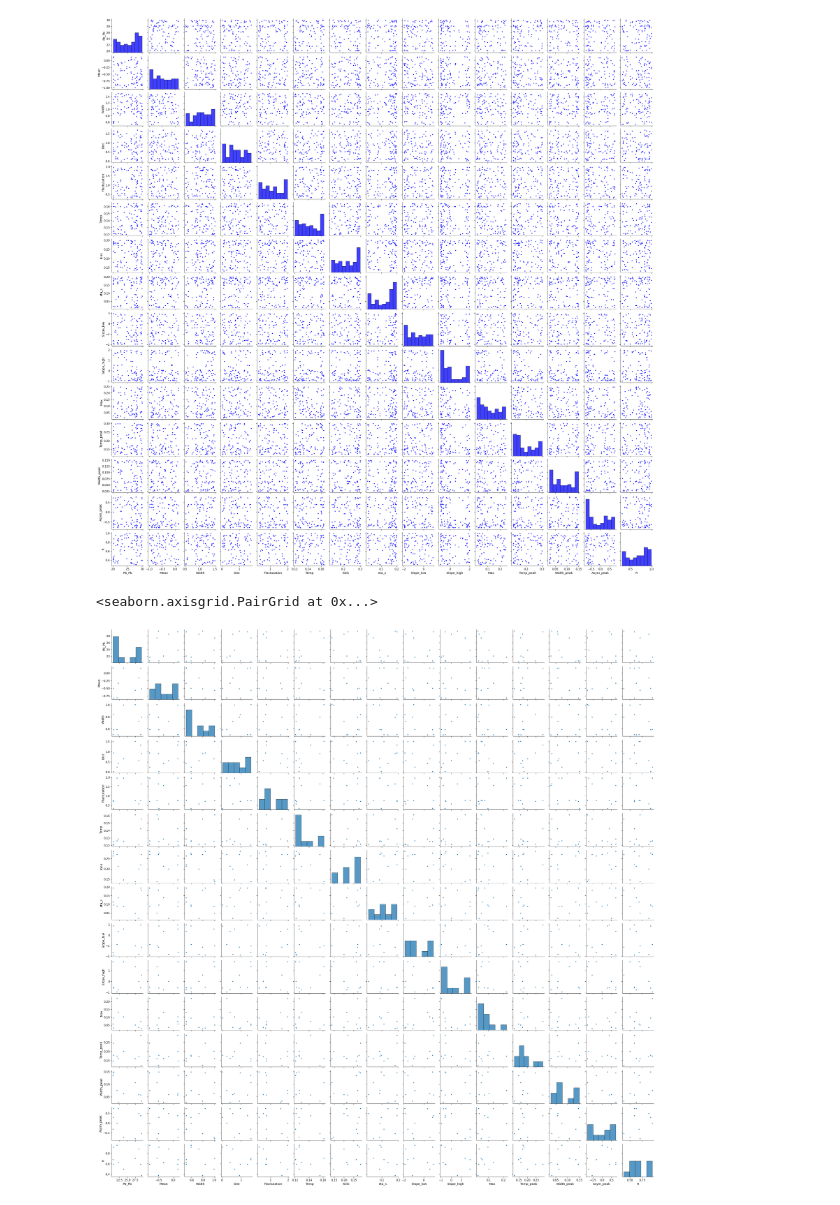
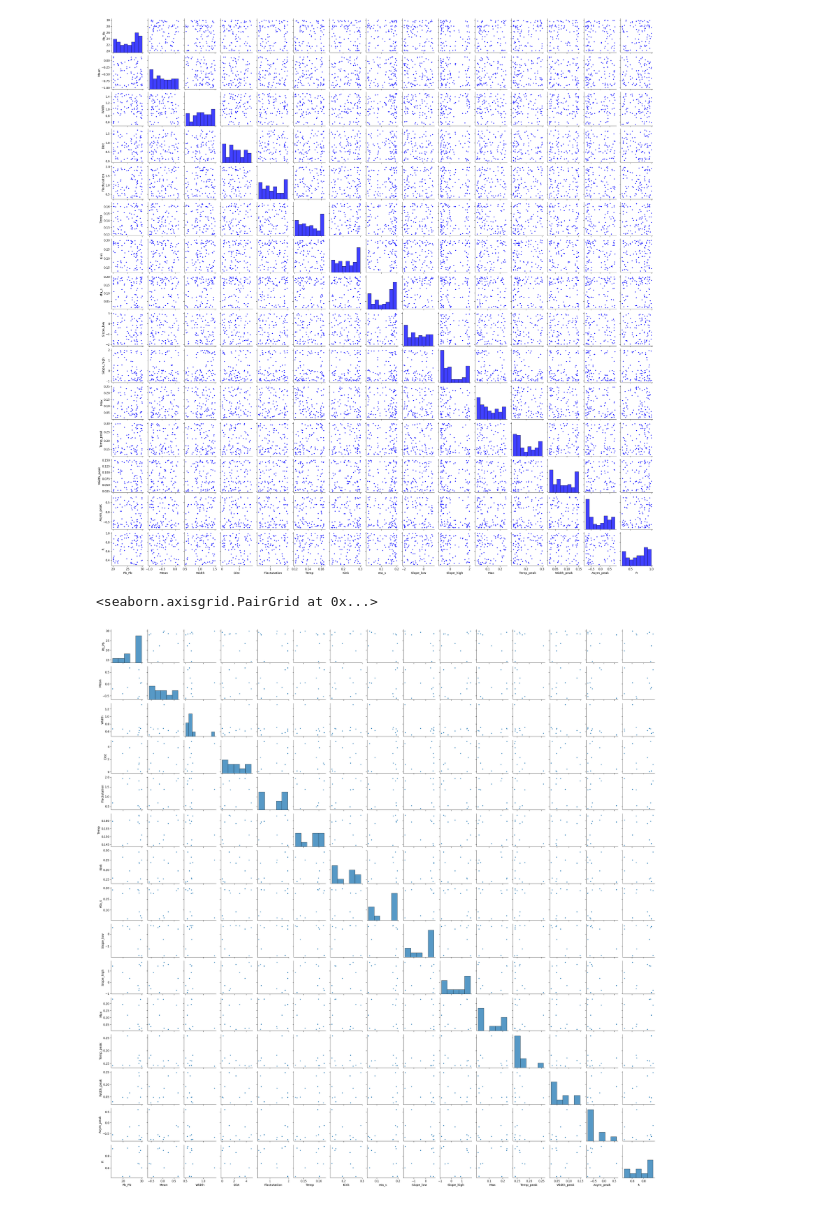
Before and after one commit to danOSU/observables, a Jupyter notebook: vah_design/emulation/Exploration.ipynb, the cells around one changed output. Saved outputs shown, nothing was run; the diff lists cells and outputs as text; code cells hidden in the pictures.

Commit message:
now includes first batch of high accuracy simulations

```diff
--- a/vah_design/emulation/Exploration.ipynb
+++ b/vah_design/emulation/Exploration.ipynb
@@ -56,6 +56,13 @@ sim_d90_e800_train_b2 = simulation(f'../simulation_data/{name}',
                                    '../simulation_data/'+'sd'+name.split('mean')[-1],
                          f'../design_data/{maps_sim_design[name]}',
                         f'../simulation_data/nevents_design/{name}_neve.txt')
+#################
+# High accuracy runs
+name = 'mean_for_75_batch0_design_1600_events_design'
+sim_d75_e1600_train_b1 = simulation(f'../simulation_data/{name}',
+                                   '../simulation_data/'+'sd'+name.split('mean')[-1],
+                         f'../design_data/{maps_sim_design[name]}',
+                        f'../simulation_data/nevents_design/{name}_neve.txt')
 # %%
 def get_label(file_name):
     words = file_name.split('_')
@@ -68,8 +75,8 @@ def get_label(file_name):
     else:
         return f'd={designs},e={events} to {purpose}'
 # %%
-df_list=[sim_d300_e200_train,sim_d90_e800_test,sim_d90_e800_train_b1,sim_d90_e800_train_b2]
-df_list_name=['sim_d300_e200_train','sim_d90_e800_test','sim_d90_e800_train_b1','sim_d90_e800_train_b2']
+df_list=[sim_d300_e200_train,sim_d90_e800_test,sim_d90_e800_train_b1,sim_d90_e800_train_b2, sim_d75_e1600_train_b1]
+df_list_name=['sim_d300_e200_train','sim_d90_e800_test','sim_d90_e800_train_b1','sim_d90_e800_train_b2','sim_d75_e1600_train_b1' ]
 N = len(df_list)
 # %%
 sns.set_context('paper', font_scale=1.5)
@@ -94,14 +101,14 @@ for i,fi in enumerate(compare):
 [figure]
 # %%
 # Let's try to see if there is a clear pattern for failing designs.
-i=2
+i=-1
 df_combined = pd.concat([df_list[i].design, df_list[i].events], axis=1)
 df_combined = df_combined[df_combined['nevents']<max(df_combined.nevents)*0.8]
 sns.pairplot(df_combined.drop(['design','nevents'], axis=1), diag_kind='hist')
 #bins = [0, 400, 500, 650, 800]
 #labels =['bad','poor','avg','good']
 #df_combined['binned'] = pd.cut(df_combined['nevents'], bins,labels=labels)
 #sns.pairplot(df_combined.drop(['tau_initial','design','nevents'], axis=1),hue='binned', diag_kind='hist')
 # %% [output]
 <seaborn.axisgrid.PairGrid at 0x...>
-[figure, old version]
+[figure, new version]
```
Also changed, not shown: parts of 1 cell of this notebook.
